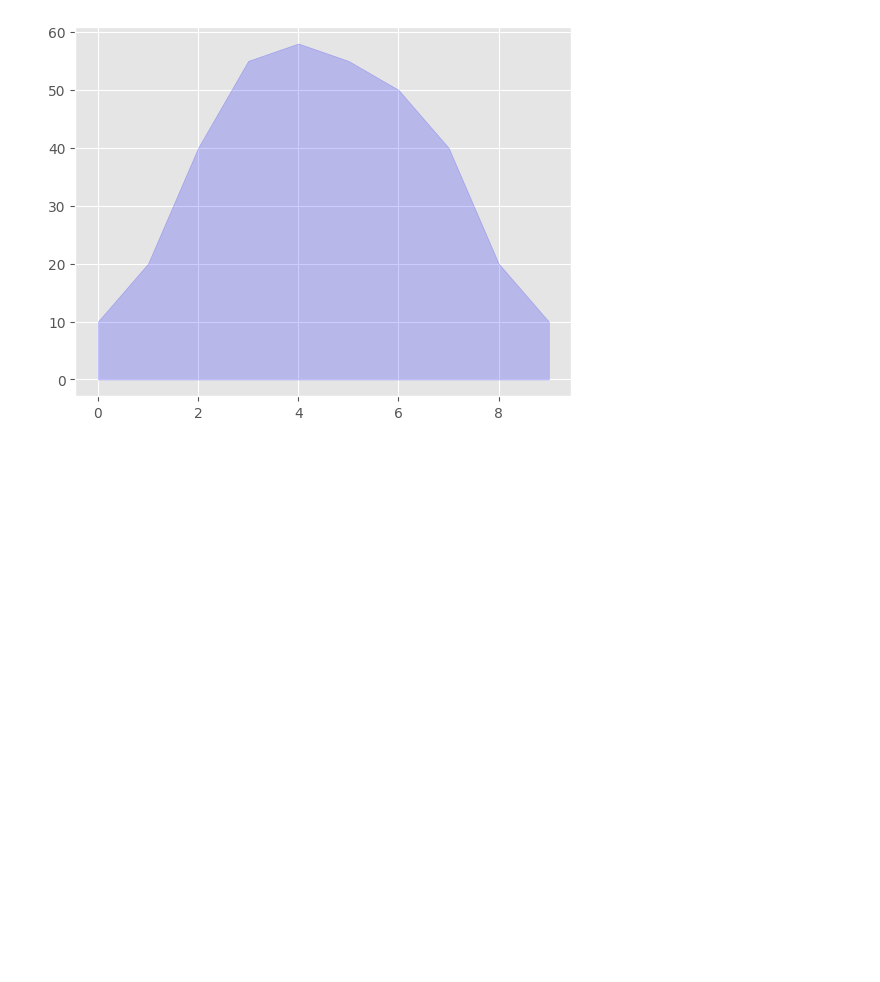
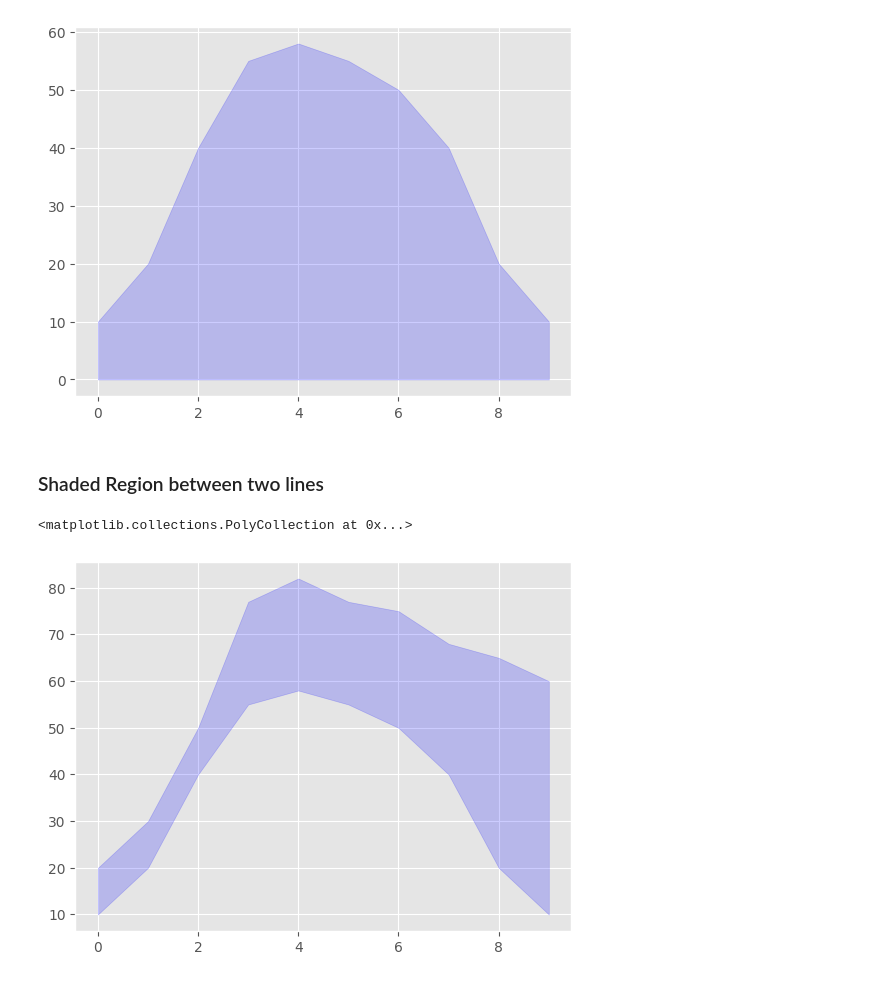
Before and after one commit to dbasdanis/python_practice, a Jupyter notebook: plots/plots.ipynb, the cells around one changed output. Drawn from its saved outputs; the diff is of its cells as text; code cells hidden in the pictures; blank space fills up the shorter version.

Commit message:
feat: shaded region between two lines

```diff
--- a/plots/plots.ipynb
+++ b/plots/plots.ipynb
@@ -209,3 +209,15 @@ plt.fill_between(x,y1,0,
 plt.show()
 # %% [output]
 [figure]
+# %% [markdown]
+### Shaded Region between two lines
+# %%
+y2 = [20,30,50,77,82,77,75,68,65,60]
+
+plt.fill_between(x, y1, y2,
+                 facecolor = 'orange',
+                 color='blue',
+                 alpha = 0.2)
+# %% [output]
+<matplotlib.collections.PolyCollection at 0x...>
+[figure, added]
```
